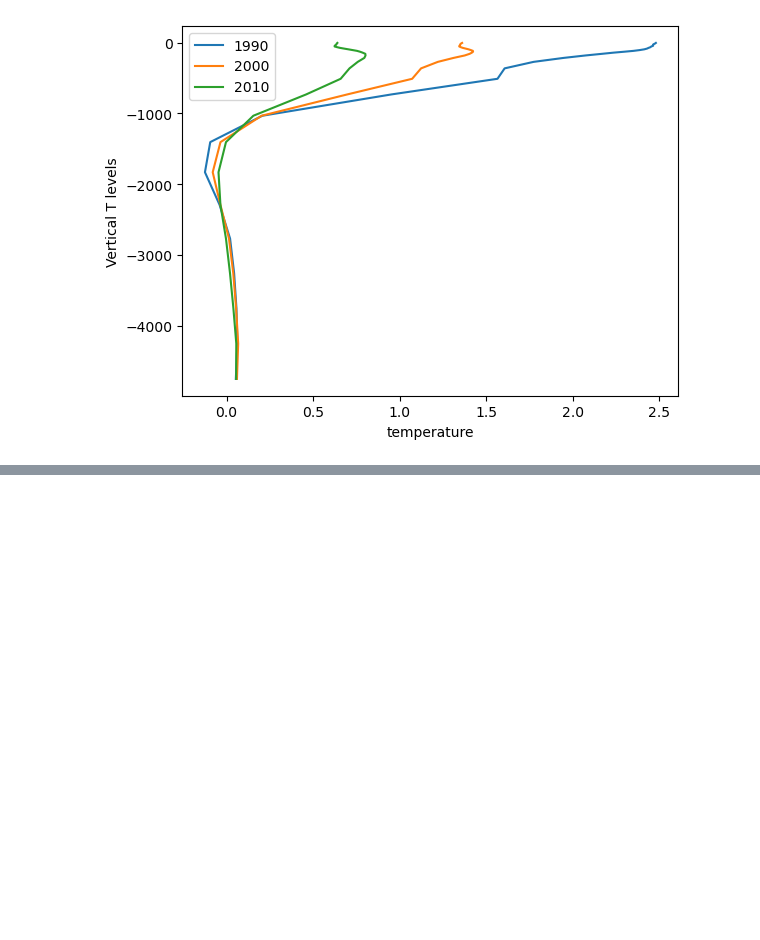
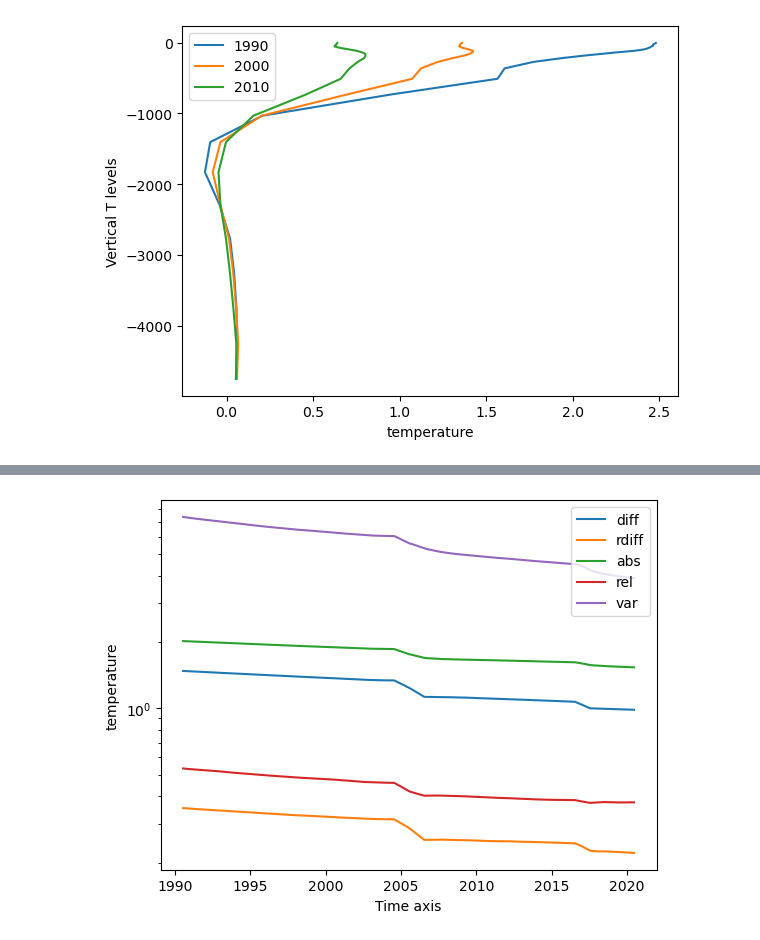
Before and after one commit to asozza/stece, a Jupyter notebook: osprey/notebooks/test_reader.ipynb, the cells around one changed output, grey strips where cells are left out. Cells and saved outputs as stored; diff of their text form; code cells hidden in the pictures; blank space fills up the shorter version.

```diff
--- a/osprey/notebooks/test_reader.ipynb
+++ b/osprey/notebooks/test_reader.ipynb
@@ -82,0 +78,10 @@ plt.gca().legend(['1990','2000','2010'])
+# %%
+timeseries_diff_mf(expname1='FE00', startyear1=1990, endyear1=2020, expname2='lfr0', startyear2=2399, endyear2=2399, var='thetao', cost_type="diff")
+timeseries_diff_mf(expname1='FE00', startyear1=1990, endyear1=2020, expname2='lfr0', startyear2=2399, endyear2=2399, var='thetao', cost_type="rdiff")
+timeseries_diff_mf(expname1='FE00', startyear1=1990, endyear1=2020, expname2='lfr0', startyear2=2399, endyear2=2399, var='thetao', cost_type="abs")
+timeseries_diff_mf(expname1='FE00', startyear1=1990, endyear1=2020, expname2='lfr0', startyear2=2399, endyear2=2399, var='thetao', cost_type="rel")
+timeseries_diff_mf(expname1='FE00', startyear1=1990, endyear1=2020, expname2='lfr0', startyear2=2399, endyear2=2399, var='thetao', cost_type="var")
+plt.gca().legend(['diff','rdiff','abs','rel','var'])
+plt.yscale('log')
+# %% [output]
+[figure, added]
```
Also changed, not shown: parts of 9 cells of this notebook, 3 other files.
